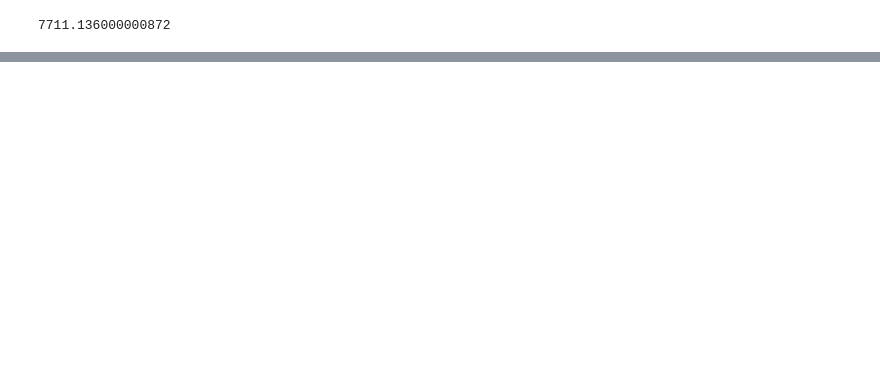
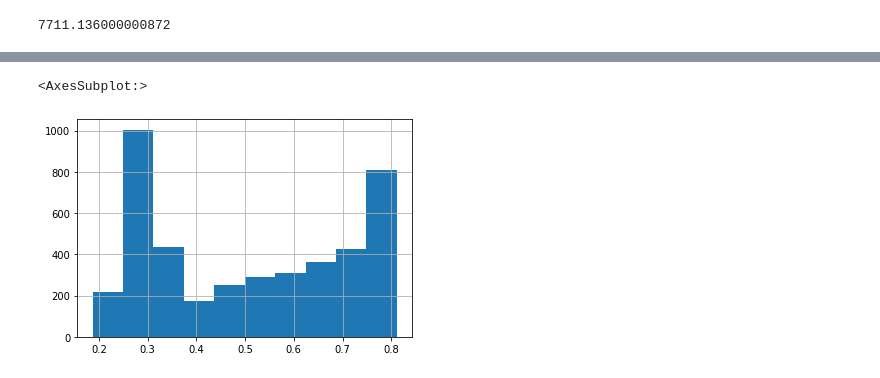
Before and after one commit to qSergio/lost_in_space, a Jupyter notebook: First_nb.ipynb, the cells around one changed output, grey strips where cells are left out. Drawn from its saved outputs; the diff is of its cells as text; code cells hidden in the pictures; blank space fills up the shorter version.

```diff
--- a/First_nb.ipynb
+++ b/First_nb.ipynb
@@ -366,0 +477,17 @@ weighted avg       0.76      0.76      0.76      2608
+# %%
+for num in num_cols:
+    test.loc[ test[num].isnull() , num] = np.nanpercentile(test[num], 99.9)
+    test[num] = test[num].map(lambda x: np.log(1 + x))
+# %%
+for cat in cat_cols:
+    test.loc[ (test[cat].isnull()) , cat] = cat+'_Nibiru'
+    test[cat] = test[cat].apply(lambda x : str(x))
+# %%
+test[cat_cols] = ordinal_enc.transform(test[cat_cols])
+# %%
+test['probas'] = list(dt.predict_proba(test[num_cols+cat_cols])[:,1])
+# %%
+test['probas'].hist()
+# %% [output]
+<AxesSubplot:>
+[figure, added]
```
Also changed, not shown: parts of 53 cells of this notebook, 1 other file.
